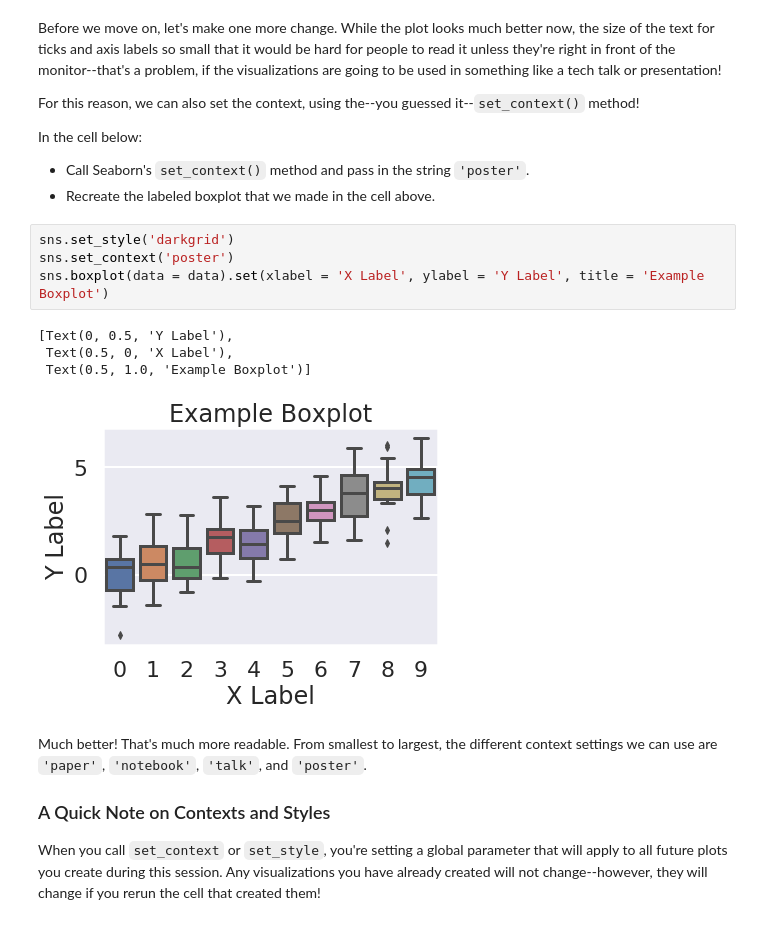
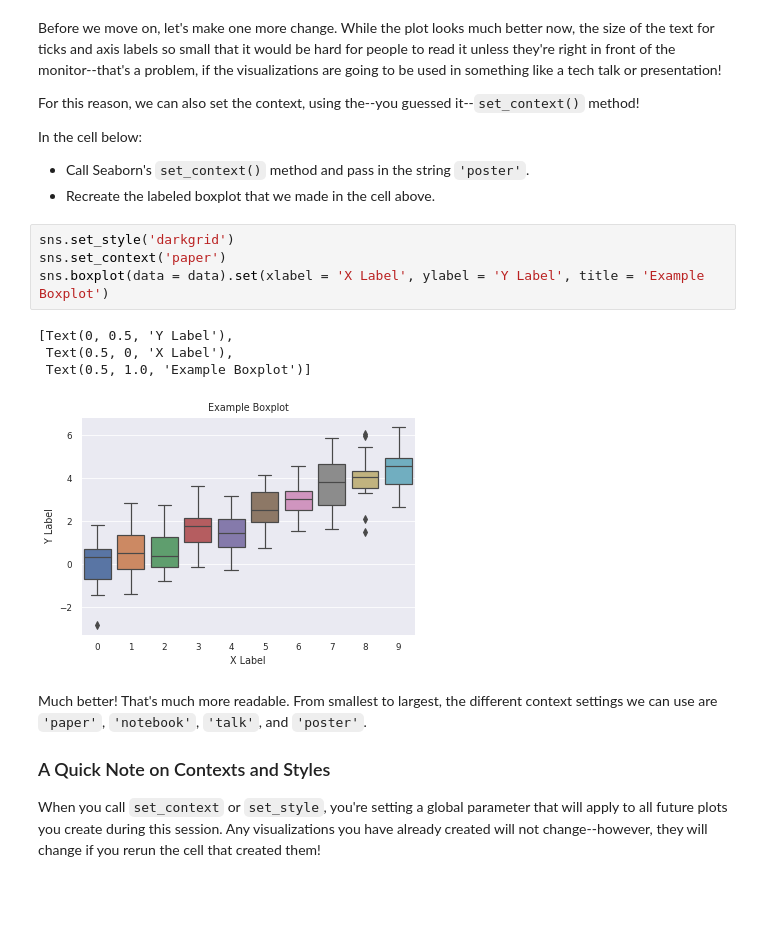
Before and after one commit to hy123udg/dsc-seaborn-lab-nyc-ds-060319, a Jupyter notebook: index.ipynb, the cells around one changed output. Drawn from its saved outputs; the diff is of its cells as text; blank space fills up the shorter version.

```diff
--- a/index.ipynb
+++ b/index.ipynb
@@ -117,13 +117,13 @@ In the cell below:
 * Recreate the labeled boxplot that we made in the cell above.
 # %%
 sns.set_style('darkgrid')
-sns.set_context('poster')
+sns.set_context('paper')
 sns.boxplot(data = data).set(xlabel = 'X Label', ylabel = 'Y Label', title = 'Example Boxplot')
 # %% [output]
 [Text(0, 0.5, 'Y Label'),
  Text(0.5, 0, 'X Label'),
  Text(0.5, 1.0, 'Example Boxplot')]
-[figure, old version]
+[figure, new version]
 # %% [markdown]
 Much better! That's much more readable. From smallest to largest, the different context settings we can use are `'paper'`, `'notebook'`, `'talk'`, and `'poster'`.
 
```
